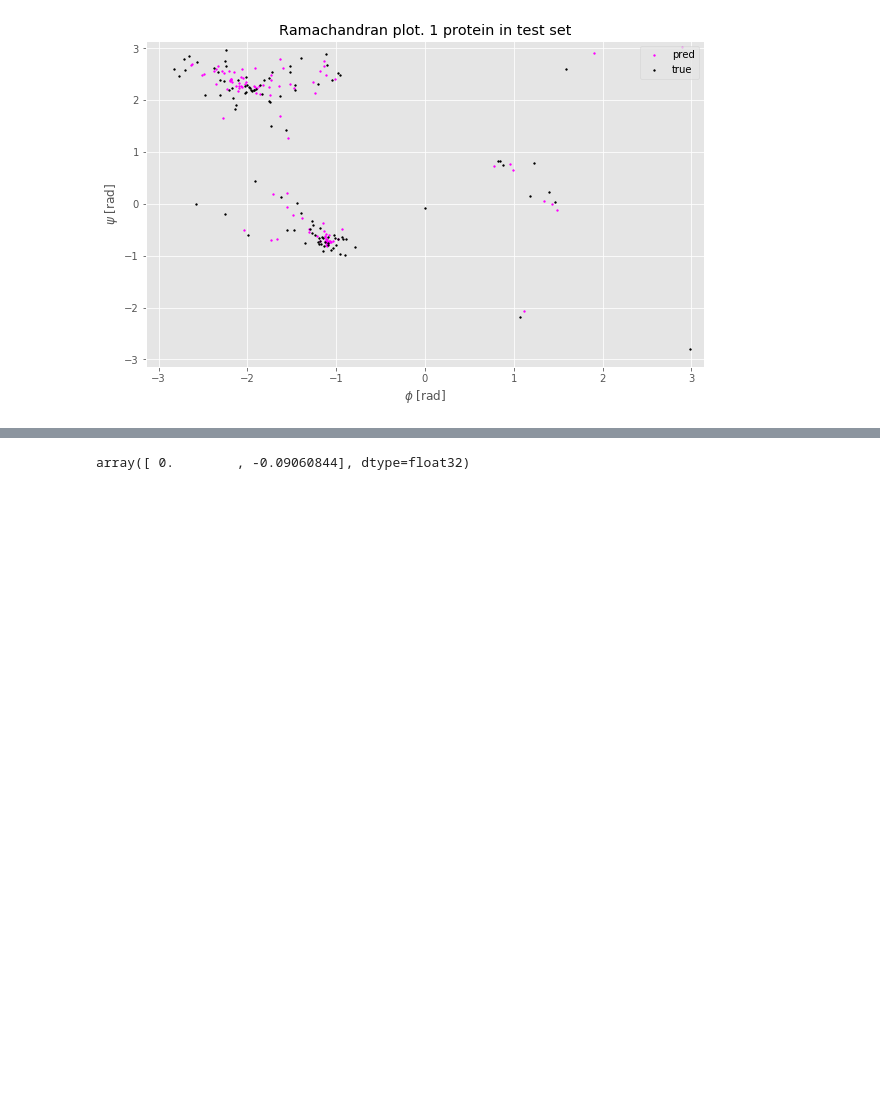
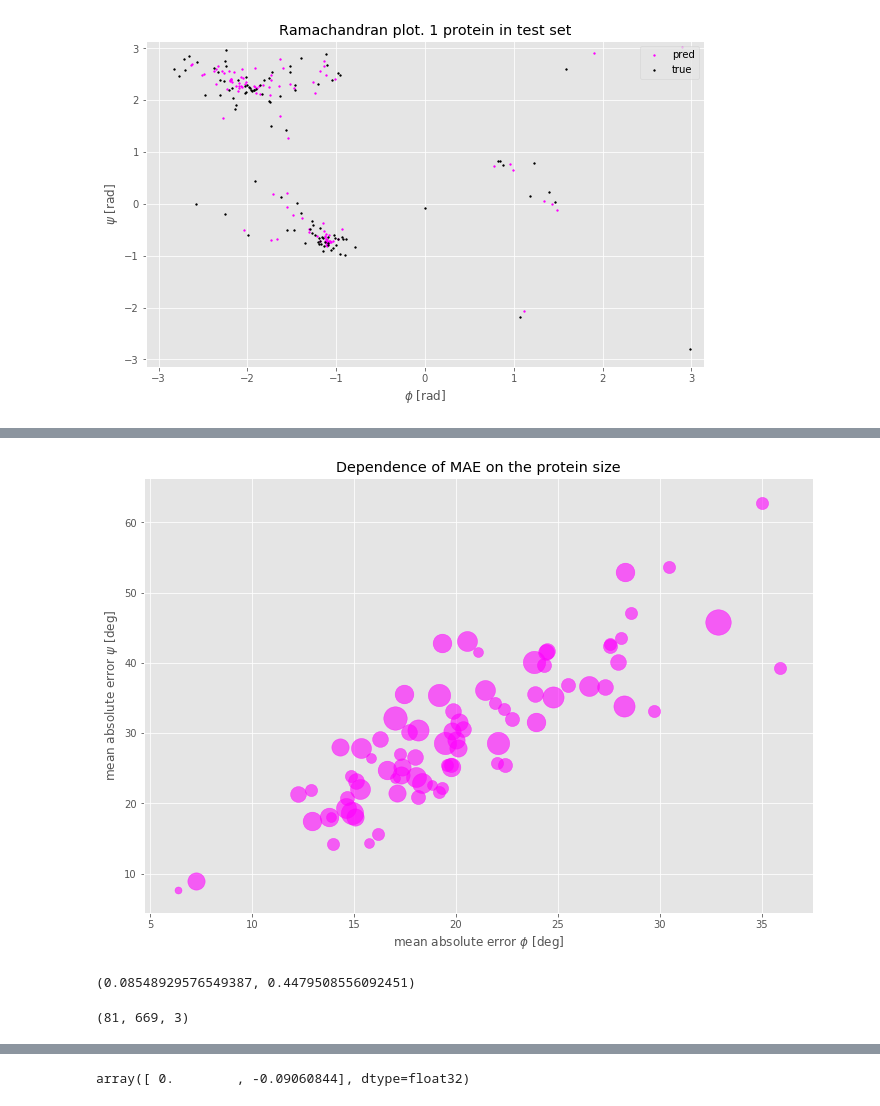
Before and after one commit to m3h0w/protein-dihedral-angles-prediction, a Jupyter notebook: Full pipeline - tensor data.ipynb, the cells around one changed output, grey strips where cells are left out. Saved outputs shown, nothing was run; the diff lists cells and outputs as text; code cells hidden in the pictures; blank space fills up the shorter version.

```diff
--- a/Full pipeline - tensor data.ipynb
+++ b/Full pipeline - tensor data.ipynb
@@ -473,0 +503,20 @@ INFO:tensorflow:Restoring parameters from ./checkpoints/alphabet_vectors/tmp/mae
+# %%
+plt.figure(figsize=(12,8))
+for i in range(all_mae_deg.shape[0]):
+    mask_i = mask_test[i]
+    size = (int(np.sum(mask_i)/50) +1)* 50
+    color = int(np.mean(all_mae_deg[i]))
+    plt.scatter([all_mae_deg[i,0]], [all_mae_deg[i,1]], s=size, c='magenta', alpha=0.6)
+    plt.xlabel('mean absolute error $\phi$ [deg]')
+    plt.ylabel('mean absolute error $\psi$ [deg]')
+    plt.title("Dependence of MAE on the protein size")
+# %% [output]
+[figure, added]
+# %%
+scipy.stats.pearsonr(np.sum(mask_test, axis=1), np.mean(all_mae, 1))
+# %% [output]
+(0.08548929576549387, 0.4479508556092451)
+# %%
+dih_test.shape
+# %% [output]
+(81, 669, 3)
```
Also changed, not shown: parts of 21 cells of this notebook.
